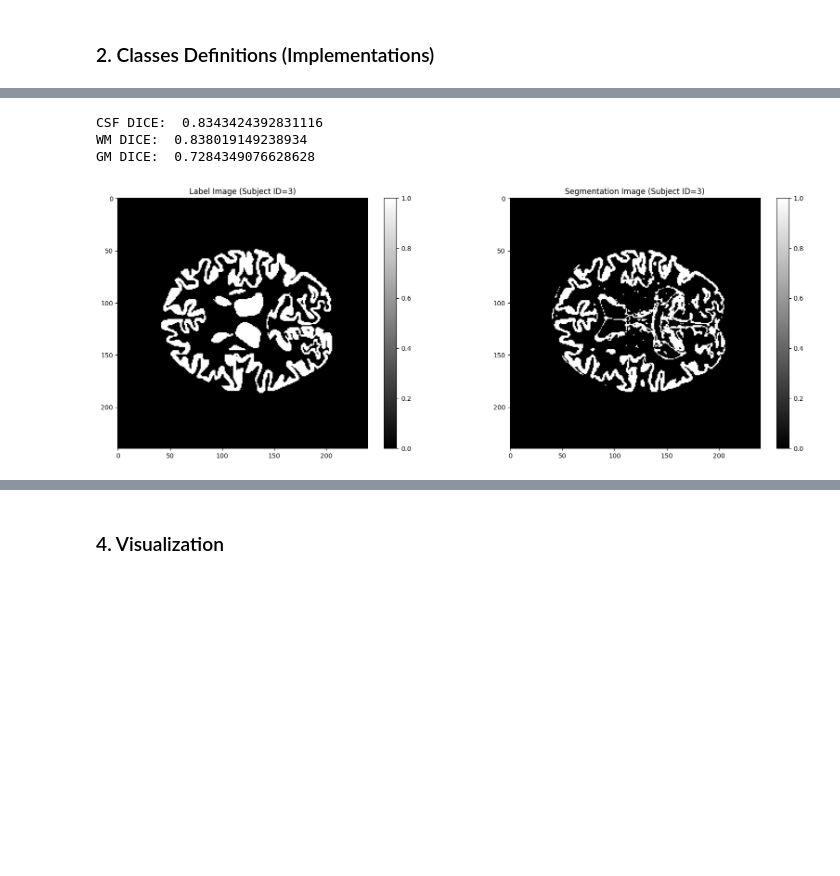
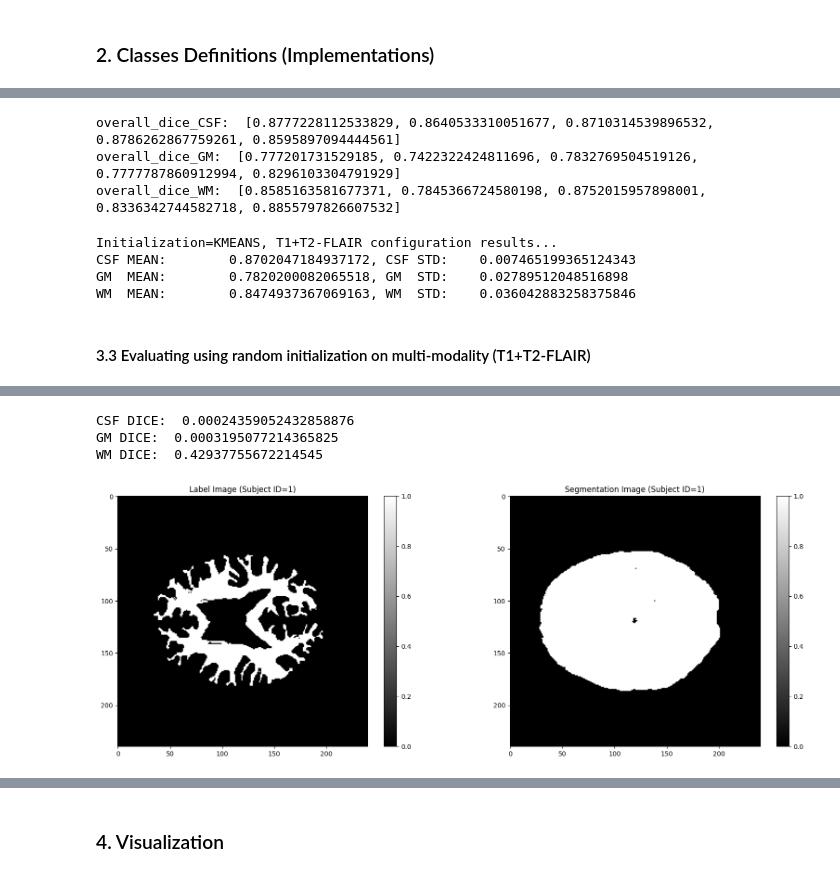
Before and after one commit to abdel-habib/medical-image-segmentation-and-applications, a Jupyter notebook: Lab 2/EM Algorithm Full Implementation.ipynb, the cells around one changed output, grey strips where cells are left out. Saved outputs shown, nothing was run; the diff lists cells and outputs as text; code cells hidden in the pictures; blank space fills up the shorter version.

Commit message:
evaluating all combinations, generating figures

```diff
--- a/Lab 2/EM Algorithm Full Implementation.ipynb
+++ b/Lab 2/EM Algorithm Full Implementation.ipynb
@@ -501,10 +896,43 @@ GM DICE:  0.7149708069264755
+# %%
+print("overall_dice_CSF: ", overall_dice_CSF)
+print("overall_dice_GM: ", overall_dice_GM )
+print("overall_dice_WM: ", overall_dice_WM )
+# %% [output]
+overall_dice_CSF:  [0.8777228112533829, 0.8640533310051677, 0.8710314539896532, 0.8786262867759261, 0.8595897094444561]
+overall_dice_GM:  [0.777201731529185, 0.7422322424811696, 0.7832769504519126, 0.7777787860912994, 0.8296103304791929]
+overall_dice_WM:  [0.8585163581677371, 0.7845366724580198, 0.8752015957898001, 0.8336342744582718, 0.8855797826607532]
+# %%
+mean_csf    = np.mean(overall_dice_CSF)
+mean_gm     = np.mean(overall_dice_GM)
+mean_wm     = np.mean(overall_dice_WM)
+
+std_csf     = np.std(overall_dice_CSF)
+std_gm     = np.std(overall_dice_GM)
+std_wm     = np.std(overall_dice_WM)
+
+print("Initialization=KMEANS, T1 configuration results...")
+print(f"CSF MEAN:\t {mean_csf}, CSF STD:\t {std_csf}")
+print(f"GM  MEAN:\t {mean_gm}, GM  STD:\t {std_gm}")
+print(f"WM  MEAN:\t {mean_wm}, WM  STD:\t {std_wm}")
+# %% [output]
+Initialization=KMEANS, T1+T2-FLAIR configuration results...
+CSF MEAN:        0.8702047184937172, CSF STD:    0.007465199365124343
+GM  MEAN:        0.7820200082065518, GM  STD:    0.02789512048516898
+WM  MEAN:        0.8474937367069163, WM  STD:    0.036042883258375846
+# %% [markdown]
+#### 3.3 Evaluating using random initialization on multi-modality (T1+T2-FLAIR)
+# %%
+# Placeholders lists to hold all tissues scores from all 5 subjects segmentations for later evaluation
+overall_dice_CSF    = []
+overall_dice_GM     = []
+overall_dice_WM     = []
 # %%
-subject_id = 3
+subject_id = 1
 
 data_folder_path    = os.path.join(os.getcwd(), f'../Lab 1/P2_data/{subject_id}')
 
 labels_nifti, _ = NM.load_nifti(os.path.join(data_folder_path, 'LabelsForTesting.nii'))
-segmentation_result_1 = EM(subject_id, params_init_type='kmeans').fit(n_iterations=1)
+segmentation_result_1 = EM(subject_id, params_init_type='random', modality='multi').fit(n_iterations=20)
 
 segmentation_result_1_CSF   = segmentation_result_1 == 1
 segmentation_result_1_GM    = segmentation_result_1 == 2
@@ -514,9 +942,18 @@ labels_nifti_CSF            = labels_nifti == 1
 labels_nifti_GM             = labels_nifti == 2
 labels_nifti_WM             = labels_nifti == 3
 
-print("CSF DICE: ", EVAL.calc_dice_coefficient(labels_nifti_CSF, segmentation_result_1_CSF))
-print("WM DICE: ", EVAL.calc_dice_coefficient(labels_nifti_WM, segmentation_result_1_WM))
-print("GM DICE: ", EVAL.calc_dice_coefficient(labels_nifti_GM, segmentation_result_1_GM))
+csf_dice    = EVAL.calc_dice_coefficient(labels_nifti_CSF, segmentation_result_1_CSF)
+gm_dice     = EVAL.calc_dice_coefficient(labels_nifti_GM, segmentation_result_1_GM)
+wm_dice     = EVAL.calc_dice_coefficient(labels_nifti_WM, segmentation_result_1_WM)
 
-NM.show_label_seg_nifti(labels_nifti_GM, segmentation_result_1_GM, subject_id)
+# appending to a global lists for later computation
+overall_dice_CSF.append(csf_dice)
+overall_dice_GM.append(gm_dice)
+overall_dice_WM.append(wm_dice)
+
+print("CSF DICE: ", csf_dice)
+print("GM DICE: ", gm_dice)
+print("WM DICE: ", wm_dice)
+
+NM.show_label_seg_nifti(labels_nifti_WM, segmentation_result_1_WM, subject_id)
 # %% [output]
@@ -527,7 +964,7 @@ NM.show_label_seg_nifti(labels_nifti_GM, segmentation_result_1_GM, subject_id)
  `correct_pred_labels` function modifies the labels based on prior knowledge for only the 5 subjects, and not standardised to all brain tissue segmentation
  mask labels. It is not mandatory to correct the prediction labels, as it is implemented for this specific task and it is performed on the segmented result of the algorithm.
 To hide this warning and not correct the labels, set `correct_labels` to False while fitting.
-CSF DICE:  0.8343424392831116
-WM DICE:  0.838019149238934
-GM DICE:  0.7284349076628628
+CSF DICE:  0.00024359052432858876
+GM DICE:  0.0003195077214365825
+WM DICE:  0.42937755672214545
-[figure, old version]
+[figure, new version]
```
Also changed, not shown: parts of 37 cells of this notebook, 7 other files.
